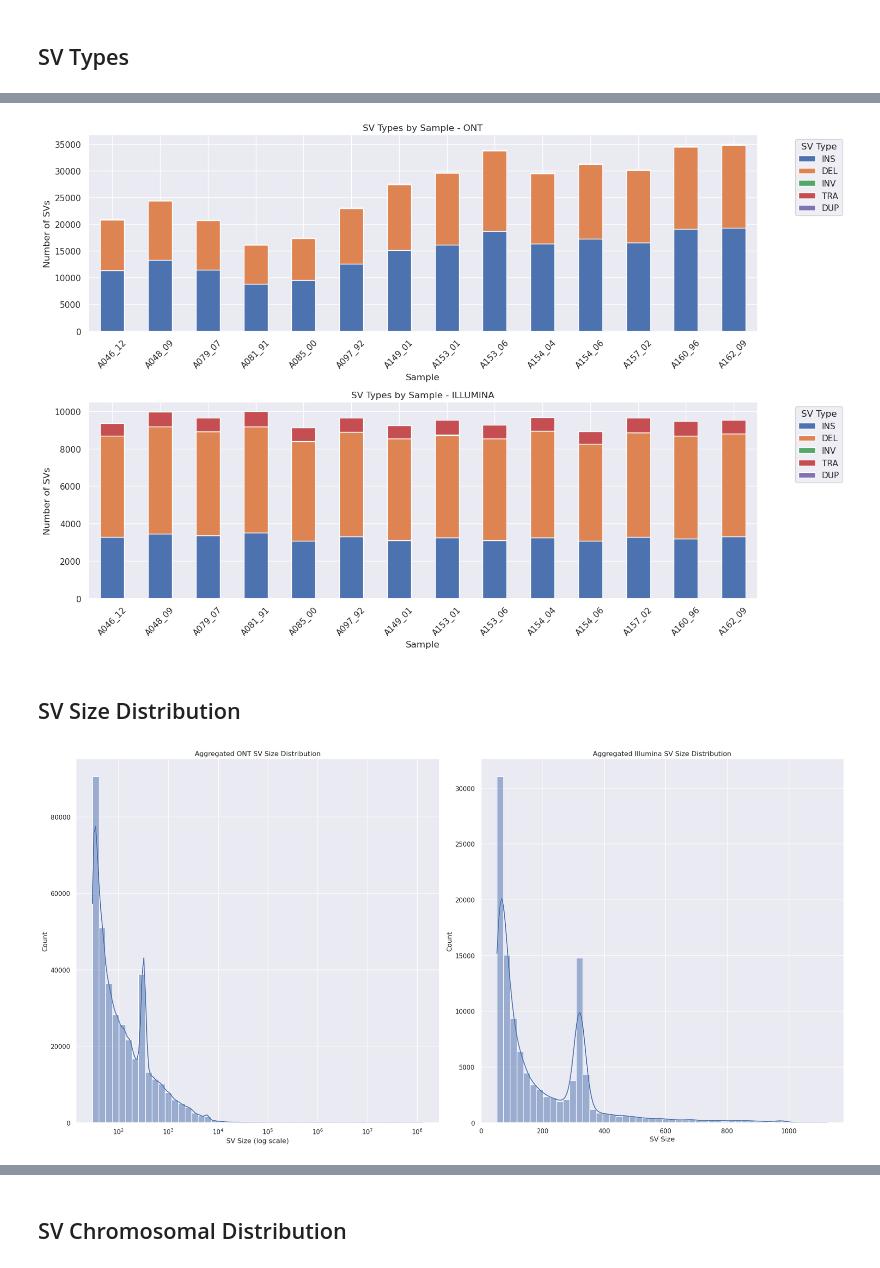
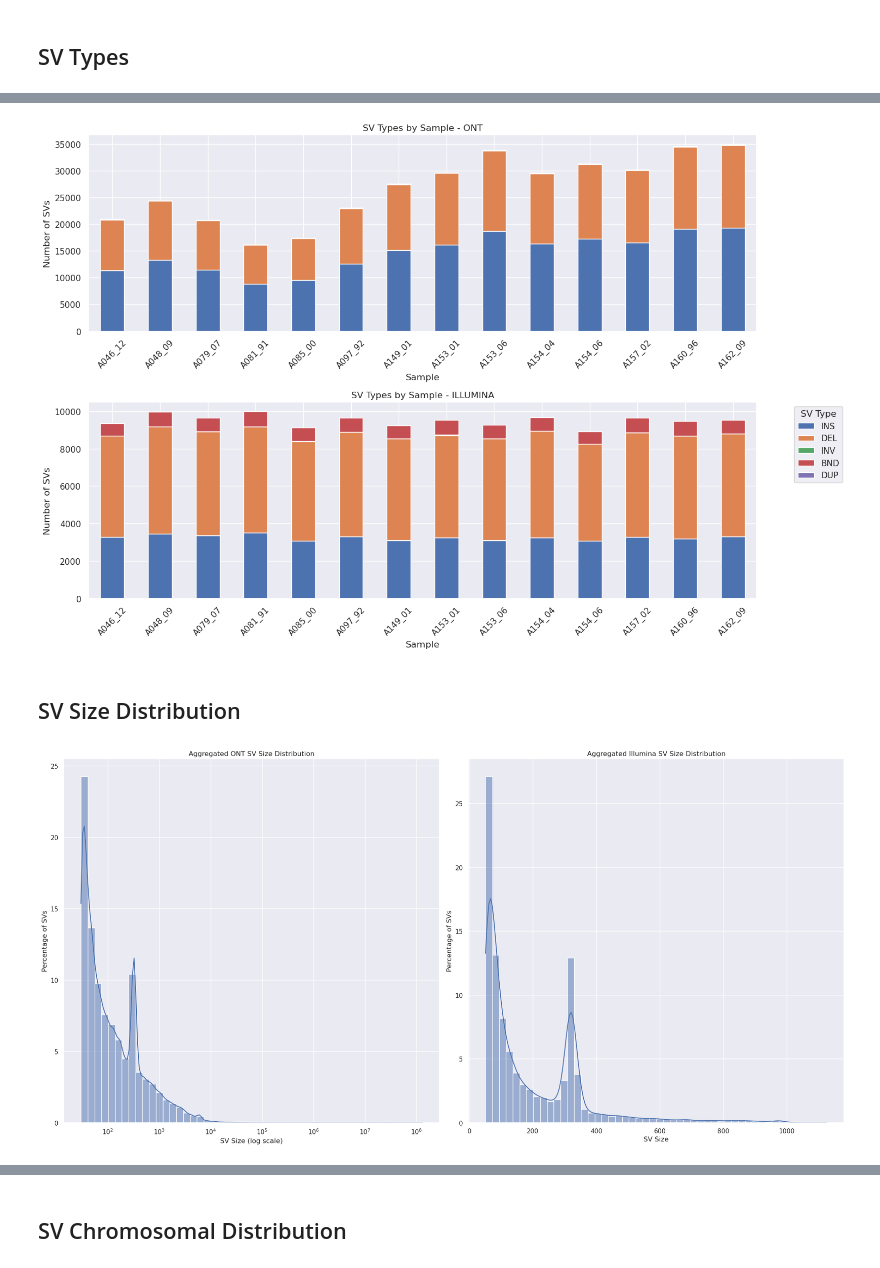
Before and after one commit to KHP-Informatics/ont-benchmark, a Jupyter notebook: jupyter/ont-benchmark.ipynb, the cells around one changed output, grey strips where cells are left out. Saved outputs shown, nothing was run; the diff lists cells and outputs as text; code cells hidden in the pictures.

```diff
--- a/jupyter/ont-benchmark.ipynb
+++ b/jupyter/ont-benchmark.ipynb
@@ -1046,46 +1322,55 @@ SV type counts:
 # %%
 plt.figure(figsize=(15, 10))
+
+handles, labels = None, None
+
 for i, platform in enumerate(["ont", "illumina"]):
-    plt.subplot(2, 1, i + 1)
-    sv_types.xs(platform, level=1).plot(kind="bar", stacked=True, ax=plt.gca())
+    ax = plt.subplot(2, 1, i + 1)
+    bars = sv_types.xs(platform, level=1).plot(kind="bar", stacked=True, ax=ax)
     plt.title(f"SV Types by Sample - {platform.upper()}")
     plt.xlabel("Sample")
     plt.ylabel("Number of SVs")
-    plt.legend(title="SV Type", bbox_to_anchor=(1.05, 1), loc="upper left")
     plt.xticks(rotation=45)
+
+    if i == 0:
+        handles, labels = ax.get_legend_handles_labels()
+
+    ax.legend().remove()
+
+plt.legend(handles, labels, title="SV Type", bbox_to_anchor=(1.05, 1), loc="upper left")
 
 plt.tight_layout()
 plt.show()
 # %% [output]
-[figure, old version]
+[figure, new version]
 # %% [markdown]
 ## SV Size Distribution
 # %%
 ont_lengths = []
 illumina_lengths = []
 
 for data in sv_data.values():
     ont_lengths.extend(data["ont"]["length"][data["ont"]["length"] > 0])
     illumina_lengths.extend(data["illumina"]["length"][data["illumina"]["length"] > 0])
 
 plt.figure(figsize=(20, 10))
 
 plt.subplot(1, 2, 1)
-sns.histplot(ont_lengths, kde=True, log_scale=True, bins=50)
+sns.histplot(ont_lengths, kde=True, log_scale=True, bins=50, stat="percent")
 plt.title("Aggregated ONT SV Size Distribution")
 plt.xlabel("SV Size (log scale)")
-plt.ylabel("Count")
+plt.ylabel("Percentage of SVs")
 
 plt.subplot(1, 2, 2)
-sns.histplot(illumina_lengths, bins=50, kde=True)
+sns.histplot(illumina_lengths, bins=50, kde=True, stat="percent")
 plt.title("Aggregated Illumina SV Size Distribution")
 plt.xlabel("SV Size")
-plt.ylabel("Count")
+plt.ylabel("Percentage of SVs")
 
 plt.tight_layout()
 plt.show()
 # %% [output]
-[figure, old version]
+[figure, new version]
 # %%
 print("\nSummary statistics for SVs:")
 for platform, lengths in [("ONT", ont_lengths), ("ILLUMINA", illumina_lengths)]:
```
Also changed, not shown: parts of 10 cells of this notebook.
